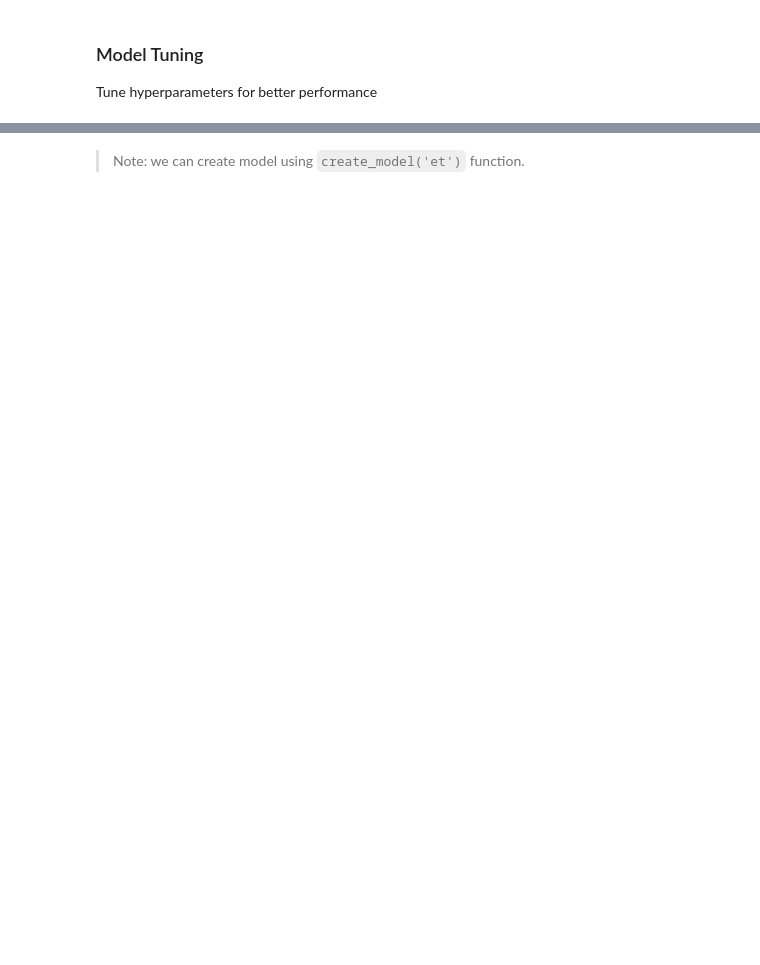
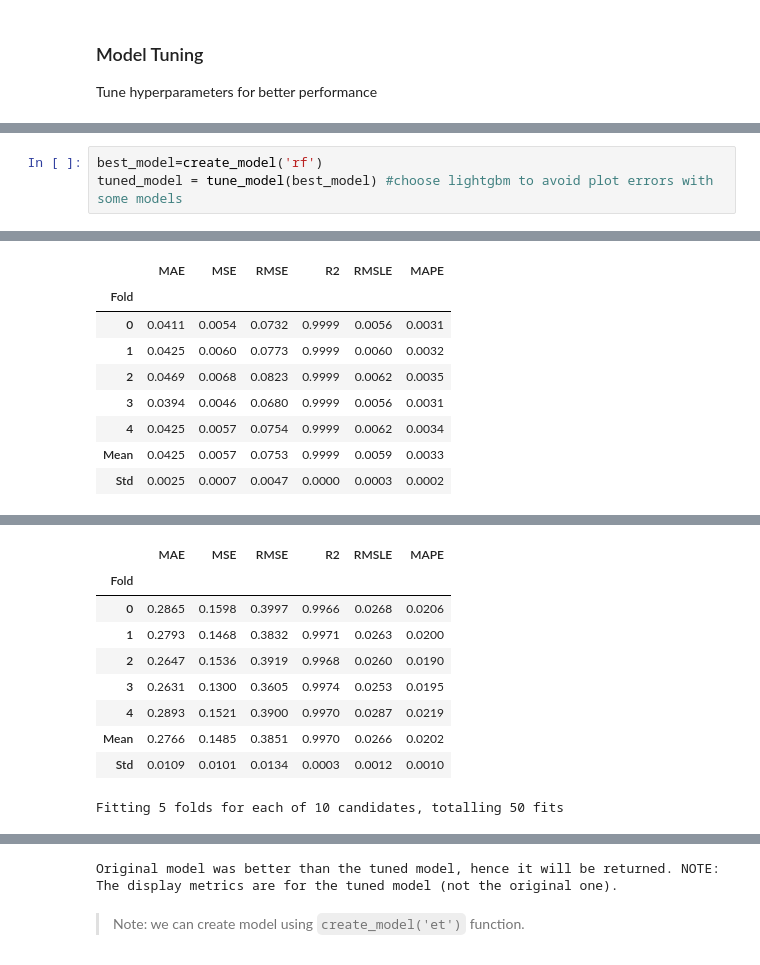
Before and after one commit to MayarQasrawi/Artificial-Intelligent, a Jupyter notebook: ML_Assignment.ipynb, the cells around one changed output, grey strips where cells are left out. Saved outputs shown, nothing was run; the diff lists cells and outputs as text; blank space fills up the shorter version.

```diff
--- a/ML_Assignment.ipynb
+++ b/ML_Assignment.ipynb
@@ -130,0 +106,4 @@ Original model was better than the tuned model, hence it will be returned. NOTE:
+# %%
+best_model=create_model('rf')
+tuned_model = tune_model(best_model) #choose lightgbm to avoid plot errors with some models
+# %% [output]
@@ -130,0 +111,9 @@ Original model was better than the tuned model, hence it will be returned. NOTE:
+|  | MAE | MSE | RMSE | R2 | RMSLE | MAPE |
+| Fold |  |  |  |  |  |  |
+| 0 | 0.0411 | 0.0054 | 0.0732 | 0.9999 | 0.0056 | 0.0031 |
+| 1 | 0.0425 | 0.0060 | 0.0773 | 0.9999 | 0.0060 | 0.0032 |
+| 2 | 0.0469 | 0.0068 | 0.0823 | 0.9999 | 0.0062 | 0.0035 |
+| 3 | 0.0394 | 0.0046 | 0.0680 | 0.9999 | 0.0056 | 0.0031 |
+| 4 | 0.0425 | 0.0057 | 0.0754 | 0.9999 | 0.0062 | 0.0034 |
+| Mean | 0.0425 | 0.0057 | 0.0753 | 0.9999 | 0.0059 | 0.0033 |
+| Std | 0.0025 | 0.0007 | 0.0047 | 0.0000 | 0.0003 | 0.0002 |
@@ -130,0 +122,10 @@ Original model was better than the tuned model, hence it will be returned. NOTE:
+|  | MAE | MSE | RMSE | R2 | RMSLE | MAPE |
+| Fold |  |  |  |  |  |  |
+| 0 | 0.2865 | 0.1598 | 0.3997 | 0.9966 | 0.0268 | 0.0206 |
+| 1 | 0.2793 | 0.1468 | 0.3832 | 0.9971 | 0.0263 | 0.0200 |
+| 2 | 0.2647 | 0.1536 | 0.3919 | 0.9968 | 0.0260 | 0.0190 |
+| 3 | 0.2631 | 0.1300 | 0.3605 | 0.9974 | 0.0253 | 0.0195 |
+| 4 | 0.2893 | 0.1521 | 0.3900 | 0.9970 | 0.0287 | 0.0219 |
+| Mean | 0.2766 | 0.1485 | 0.3851 | 0.9970 | 0.0266 | 0.0202 |
+| Std | 0.0109 | 0.0101 | 0.0134 | 0.0003 | 0.0012 | 0.0010 |
+Fitting 5 folds for each of 10 candidates, totalling 50 fits
@@ -131,3 +133,4 @@ Original model was better than the tuned model, hence it will be returned. NOTE:
+Original model was better than the tuned model, hence it will be returned. NOTE: The display metrics are for the tuned model (not the original one).
 # %% [markdown]
 > Note: we can create model using `create_model('et')` function.
 # %%
```
Also changed, not shown: parts of 37 cells of this notebook.
